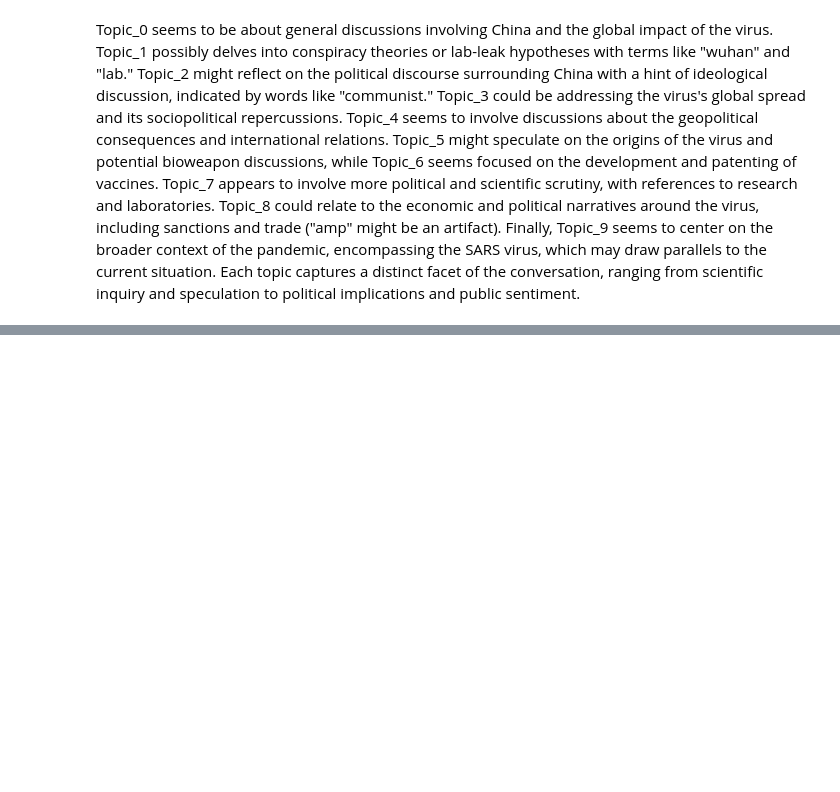
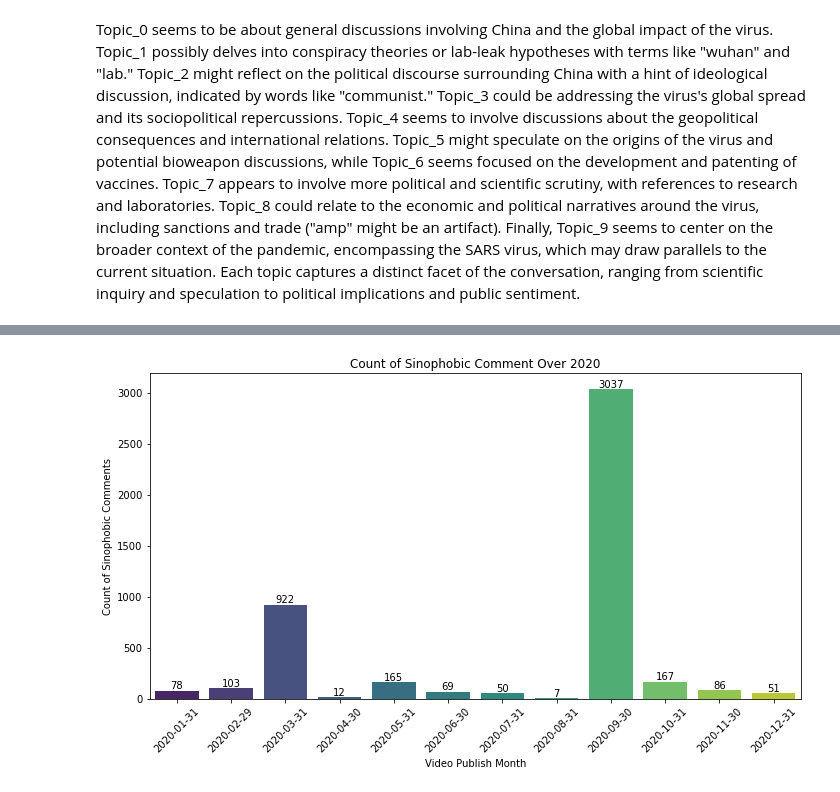
Before and after one commit to yuzhouw313/Content-Analysis-Homework, a Jupyter notebook: final_project/final_analysis.ipynb, the cells around one changed output, grey strips where cells are left out. Drawn from its saved outputs; the diff is of its cells as text; code cells hidden in the pictures; blank space fills up the shorter version.

```diff
--- a/final_project/final_analysis.ipynb
+++ b/final_project/final_analysis.ipynb
@@ -1811,0 +1844,9 @@ Topic_0 seems to be about general discussions involving China and the global imp
+# %%
+import torch
+
+def predict_hate_speech(comments):
+    inputs = tokenizer(comments, padding=True, truncation=True, max_length=512, return_tensors="pt")
+    with torch.no_grad():
+        logits = model(**inputs).logits
+    probabilities = torch.softmax(logits, dim=-1)
+    return probabilities[:, 1].tolist()[0]
@@ -1811,0 +1860,4 @@ Topic_0 seems to be about general discussions involving China and the global imp
+# %%
+tqdm.pandas(desc="Calculate hate speech score")
+
+china_df['Hate Speech Score'] = china_df['Comment'].progress_apply(lambda x: predict_hate_speech(x))
@@ -1811,0 +1882,2 @@ Topic_0 seems to be about general discussions involving China and the global imp
+# %%
+china_df['Hate Speech'] = (china_df['Hate Speech Score'] >= 0.2).astype(int)
@@ -1811,0 +1912,6 @@ Topic_0 seems to be about general discussions involving China and the global imp
+# %%
+china_df['Video PublishedAt'] = pd.to_datetime(china_df['Video PublishedAt'])
+
+monthly_hate_comments = china_df.resample('M', on='Video PublishedAt')['Hate Speech'].sum()
+monthly_hate_df = monthly_hate_comments.reset_index()
+monthly_hate_df.columns = ['Month', 'Number of Hateful Comments']
@@ -1811,0 +1934,19 @@ Topic_0 seems to be about general discussions involving China and the global imp
+# %%
+monthly_hate_df['Month'] = monthly_hate_df['Month'].dt.strftime('%Y-%m-%d')
+
+plt.figure(figsize=(10, 6))
+ax = sns.barplot(x='Month', y='Number of Hateful Comments', data=monthly_hate_df, palette='viridis')
+
+plt.xlabel('Video Publish Month')
+plt.ylabel('Count of Sinophobic Comments')
+plt.title('Count of Sinophobic Comment Over 2020')
+plt.xticks(rotation=45)
+
+# Adding the text on top of the bars
+for index, row in monthly_hate_df.iterrows():
+    ax.text(index, row['Number of Hateful Comments'], round(row['Number of Hateful Comments']), color='black', ha="center", va='bottom')
+
+plt.tight_layout()
+plt.show()
+# %% [output]
+[figure, added]
```
Also changed, not shown: parts of 23 cells of this notebook.
